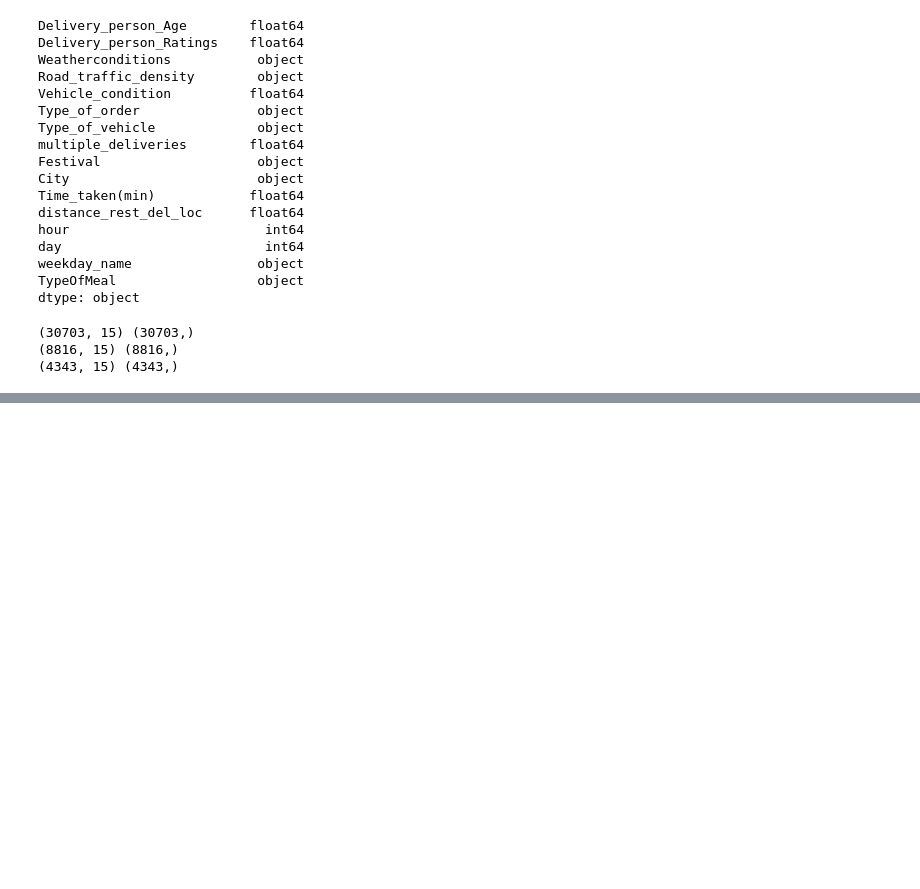
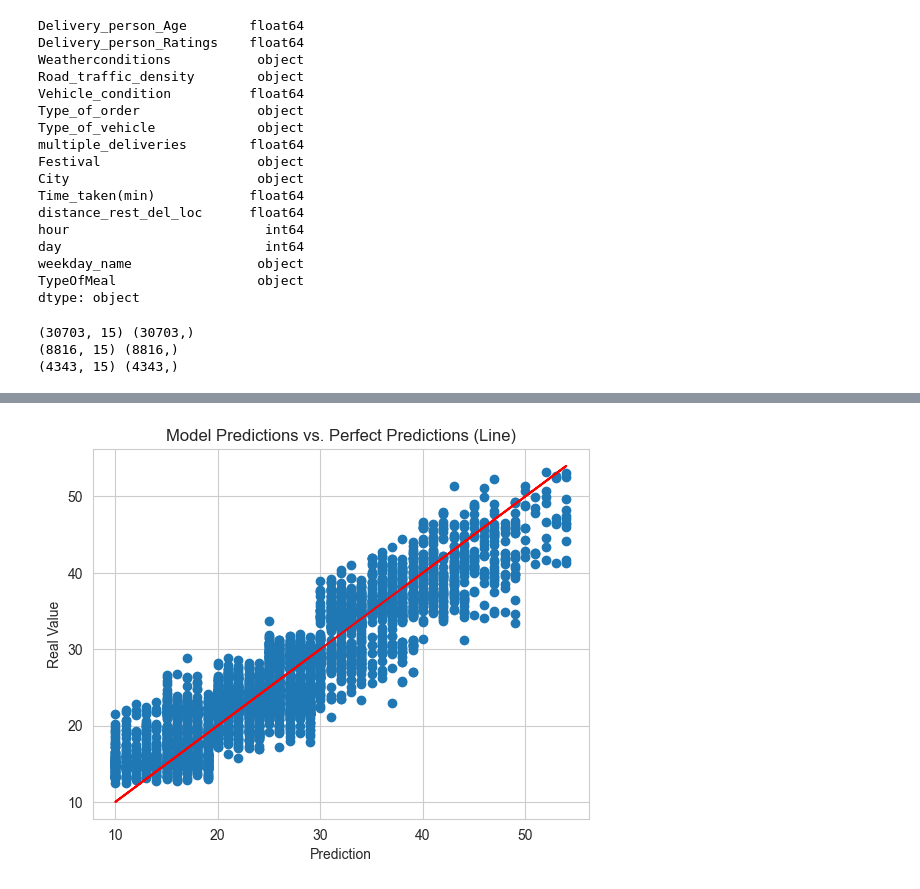
Before and after one commit to hy103/Est_food_delivery_time, a Jupyter notebook: notebooks/data_modelling.ipynb, the cells around one changed output, grey strips where cells are left out. Drawn from its saved outputs; the diff is of its cells as text; code cells hidden in the pictures; blank space fills up the shorter version.

```diff
--- a/notebooks/data_modelling.ipynb
+++ b/notebooks/data_modelling.ipynb
@@ -161,0 +165,17 @@ Train MSE: 13.1252, Test MSE: 25.7084, R2 Score: 0.7061
+# %%
+import  lightgbm as lgb
+hyper_params = {
+    'objective': 'regression',
+    'metric': 'rmse',
+    'bagging_fraction': 0.7,
+    'bagging_freq': 10,
+    'feature_fraction': 0.9
+}
+# %%
+X_train_pre = data_preprocessing(X_train)
+X_Val_pre = data_preprocessing(X_Val)
+X_test_pre = data_preprocessing(X_test)
+gbm = lgb.LGBMRegressor(**hyper_params)
+gbm.fit(X_train_pre, y_train,
+        eval_set=[(X_test_pre, y_test)],
+        eval_metric='l1')
@@ -161,0 +202,11 @@ Train MSE: 13.1252, Test MSE: 25.7084, R2 Score: 0.7061
+# %%
+
+y_pred_test = gbm.predict(X_test_pre)
+
+# Evaluate the model
+test_mse = mean_squared_error(y_test, y_pred_test)
+test_r2 = r2_score(y_test, y_pred_test)
+test_rmse = mean_squared_error(y_test, y_pred_test, squared= False)
+
+print(f"Model: {gbm.__class__.__name__}")
+print(f"Test MSE: {test_mse:.4f}, R2 Score: {test_r2:.4f}, RMSE: {test_rmse:.4f}")
@@ -161,0 +237,2 @@ Train MSE: 13.1252, Test MSE: 25.7084, R2 Score: 0.7061
+# %%
+predictions = y_pred_test
@@ -161,0 +254,11 @@ Train MSE: 13.1252, Test MSE: 25.7084, R2 Score: 0.7061
+# %%
+# Our predictions
+plt.scatter(y_test, predictions)
+
+# Perfect predictions
+plt.plot(y_test, y_test, 'r')
+plt.ylabel('Real Value')
+plt.xlabel('Prediction')
+plt.title('Model Predictions vs. Perfect Predictions (Line)');
+# %% [output]
+[figure, added]
```
Also changed, not shown: parts of 26 cells of this notebook.
